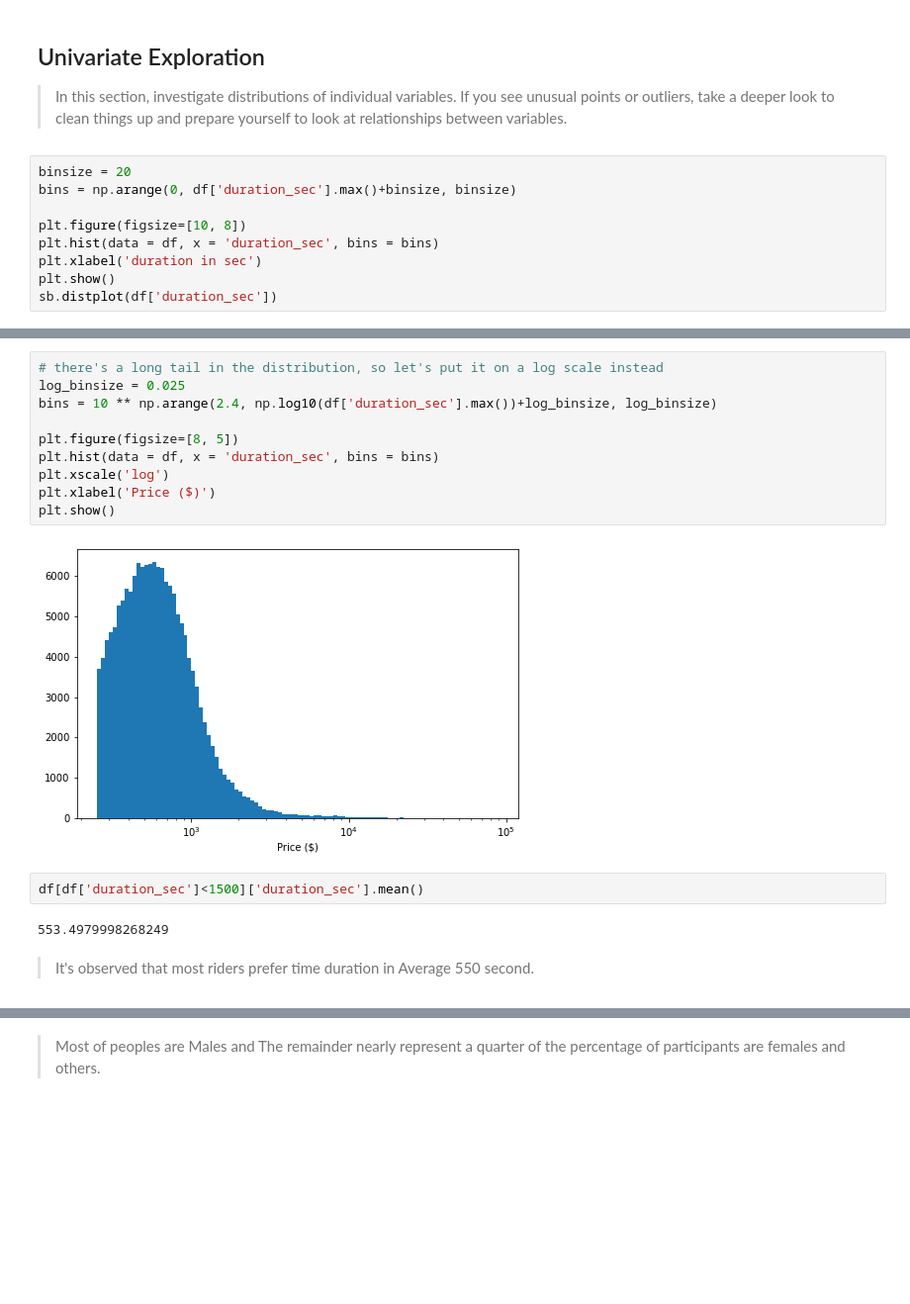
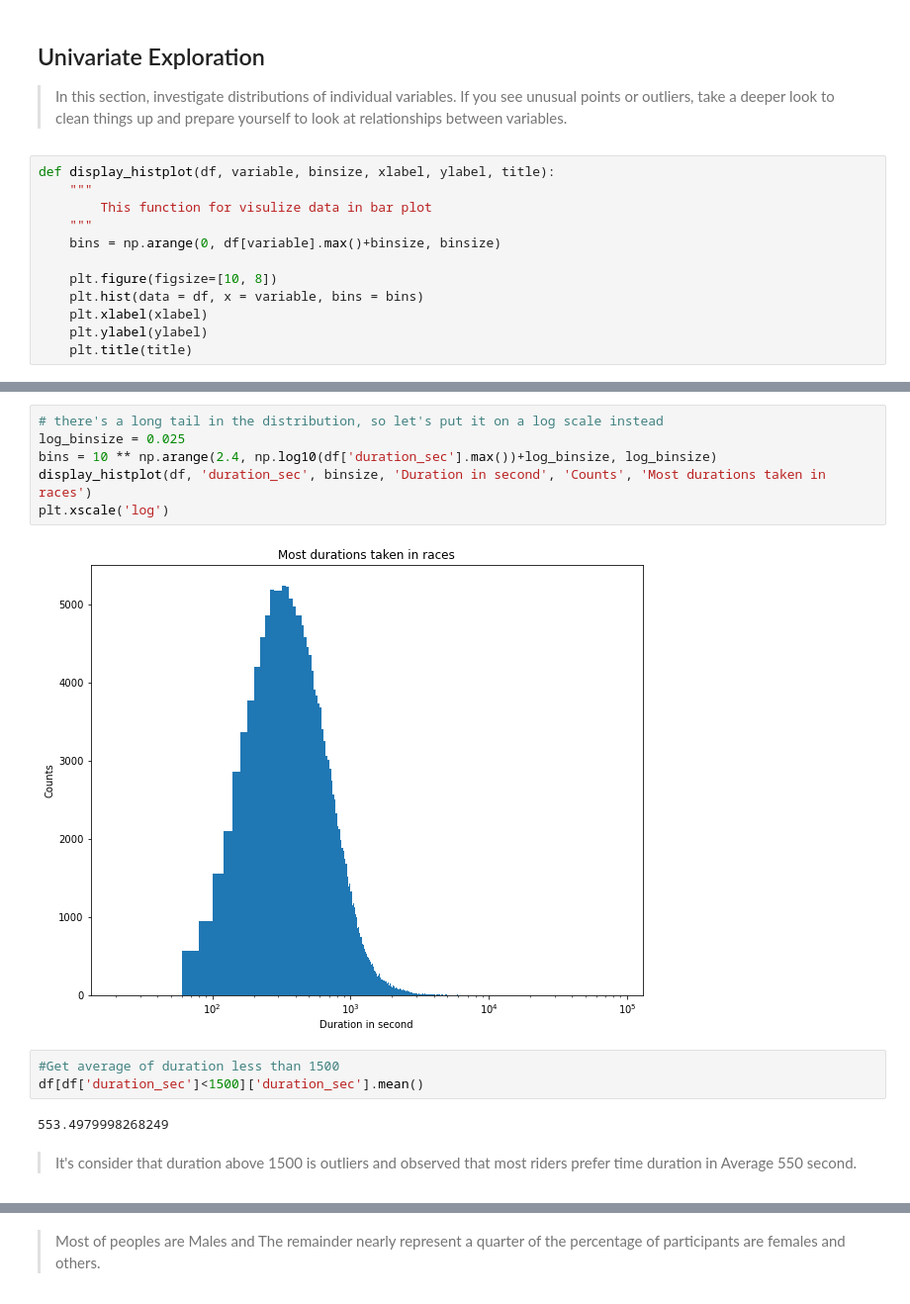
Before and after one commit to Mostafa502/Ford-gobike-Data-Analysis-Visualization, a Jupyter notebook: exploration_template.ipynb, the cells around one changed output, grey strips where cells are left out. Shown: that part at 99% size. Drawn from its saved outputs; the diff is of its cells as text; blank space fills up the shorter version.

```diff
--- a/exploration_template.ipynb
+++ b/exploration_template.ipynb
@@ -113,11 +118,14 @@ bike_share_for_all_trip     object
 you see unusual points or outliers, take a deeper look to clean things up
 and prepare yourself to look at relationships between variables.
 # %%
-binsize = 20
-bins = np.arange(0, df['duration_sec'].max()+binsize, binsize)
+def display_histplot(df, variable, binsize, xlabel, ylabel, title):
+    """
+        This function for visulize data in bar plot
+    """
+    bins = np.arange(0, df[variable].max()+binsize, binsize)
 
-plt.figure(figsize=[10, 8])
-plt.hist(data = df, x = 'duration_sec', bins = bins)
-plt.xlabel('duration in sec')
-plt.show()
-sb.distplot(df['duration_sec'])
+    plt.figure(figsize=[10, 8])
+    plt.hist(data = df, x = variable, bins = bins)
+    plt.xlabel(xlabel)
+    plt.ylabel(ylabel)
+    plt.title(title)
@@ -140,19 +151,16 @@ sb.distplot(df['duration_sec'])
 # %%
 # there's a long tail in the distribution, so let's put it on a log scale instead
 log_binsize = 0.025
 bins = 10 ** np.arange(2.4, np.log10(df['duration_sec'].max())+log_binsize, log_binsize)
-
-plt.figure(figsize=[8, 5])
-plt.hist(data = df, x = 'duration_sec', bins = bins)
+display_histplot(df, 'duration_sec', binsize, 'Duration in second', 'Counts', 'Most durations taken in races')
 plt.xscale('log')
-plt.xlabel('Price ($)')
-plt.show()
 # %% [output]
-[figure, old version]
+[figure, new version]
 # %%
+#Get average of duration less than 1500
 df[df['duration_sec']<1500]['duration_sec'].mean()
 # %% [output]
 553.4979998268249
 # %% [markdown]
->It's observed that most riders prefer time duration in Average 550 second.
+>It's consider that duration above 1500 is outliers and  observed that most riders prefer time duration in Average 550 second.
 # %%
```
Also changed, not shown: parts of 28 cells of this notebook.
